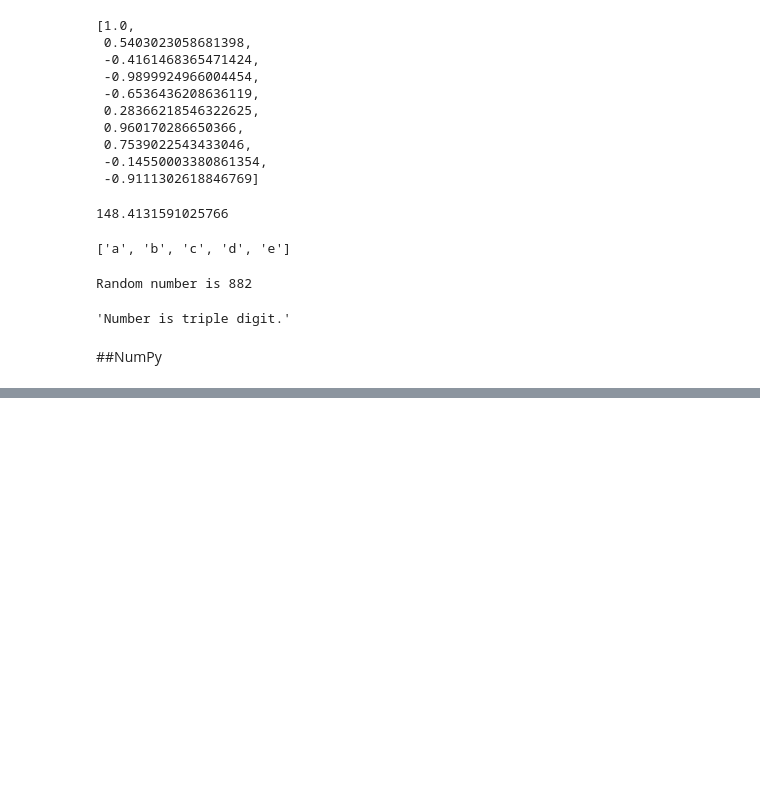
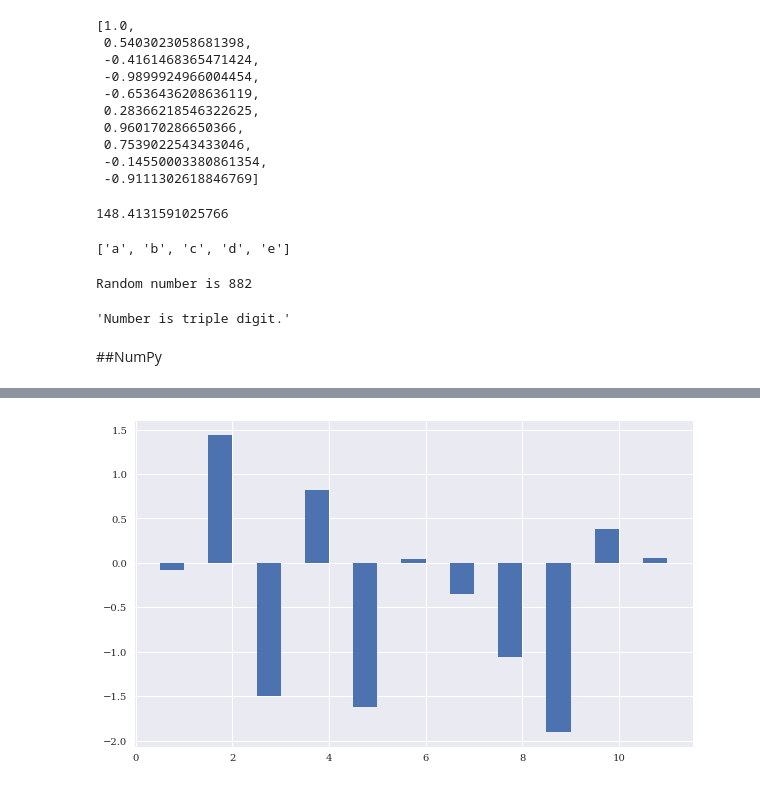
Before and after one commit to thammarat-ai/PythonIntro, a Jupyter notebook: introPython.ipynb, the cells around one changed output, grey strips where cells are left out. Drawn from its saved outputs; the diff is of its cells as text; code cells hidden in the pictures; blank space fills up the shorter version.

```diff
--- a/introPython.ipynb
+++ b/introPython.ipynb
@@ -323,0 +583,6 @@ import numpy as np
+# %%
+plt.figure(figsize=(10,6))
+plt.bar(np.arange(1,12) - 0.25,
+        data[0,:11], width=0.5);
+# %% [output]
+[figure, added]
```
Also changed, not shown: parts of 68 cells of this notebook.
